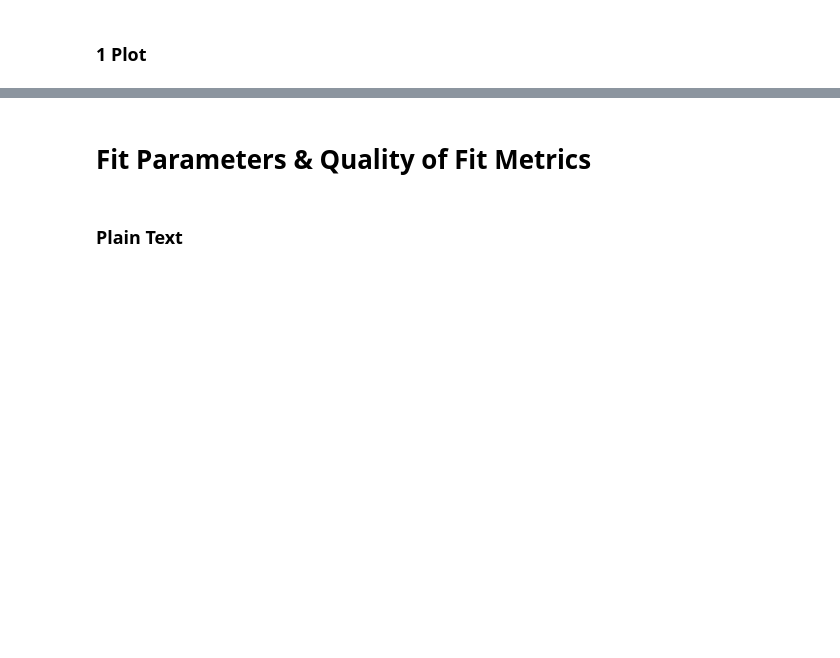
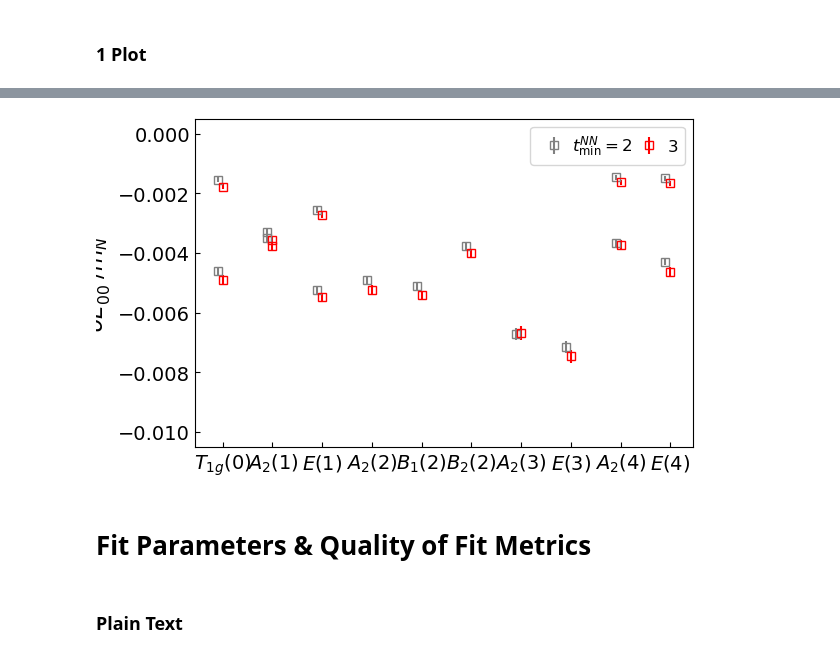
Before and after one commit to RuiyuOu/NN_Analysis_Luscher_GEVP, a Jupyter notebook: DeuteronGevp.ipynb, the cells around one changed output, grey strips where cells are left out. Cells and saved outputs as stored; diff of their text form; code cells hidden in the pictures; blank space fills up the shorter version.

Commit message:
update plotting and summary plotting

```diff
--- a/DeuteronGevp.ipynb
+++ b/DeuteronGevp.ipynb
@@ -672,3 +884,24 @@ display(OnePlotTextHeader, PlotParamsAccordion, PlotLimitsAccordion, PlotButton,
+# %%
+file = f'result/0T1g0/NN_deuteron_tnorm3_t0-td_4-8_N_n2_t_3-20_NN_conspire_e0_t_2-15_ratio_False_block8.pickle'
+
+argv = [
+        "plot_nn_stability_gevp.py",
+        file
+    ]
+
+argv.append("--summary")
+
+sys.argv = argv
+
+allirreps = []
+
+plotgevp.main(params=[])
+
+clear_output()
+
+plt.show()
+# %% [output]
+[figure, added]
 # %% [markdown]
 # Fit Parameters & Quality of Fit Metrics
 # %% [markdown]
```
Also changed, not shown: parts of 18 cells of this notebook, 4 other files.
